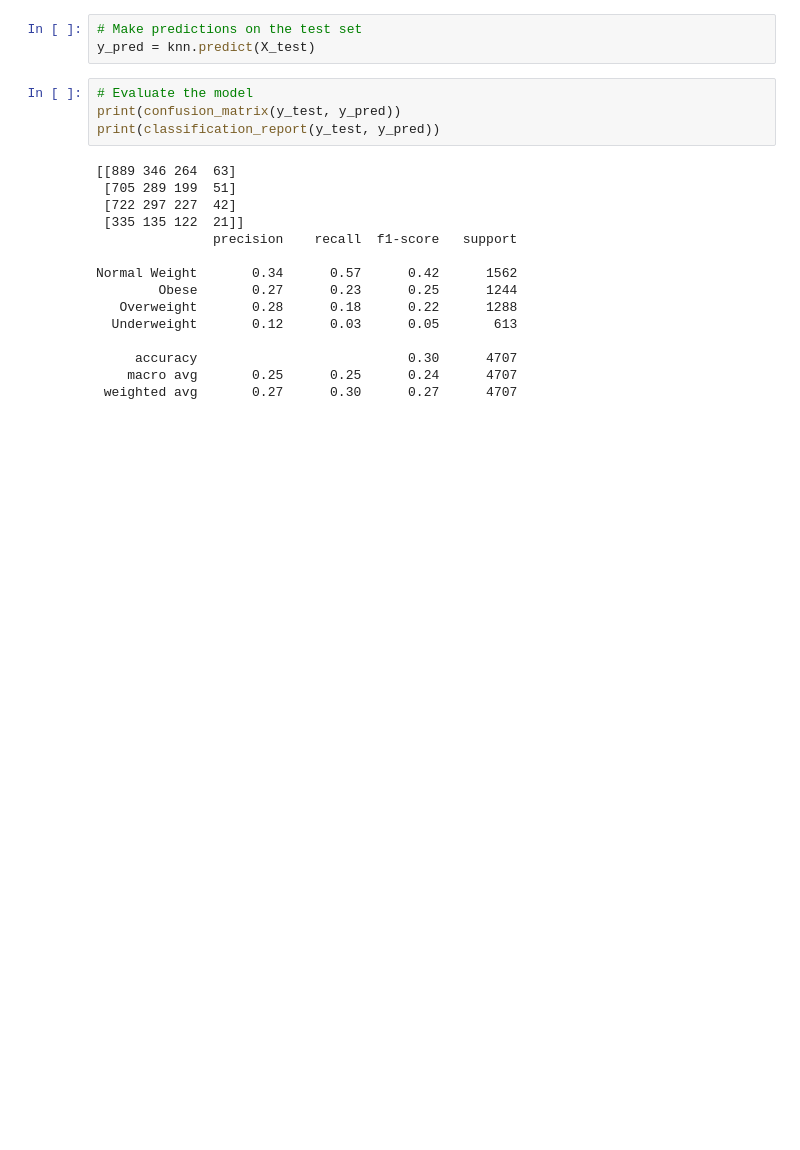
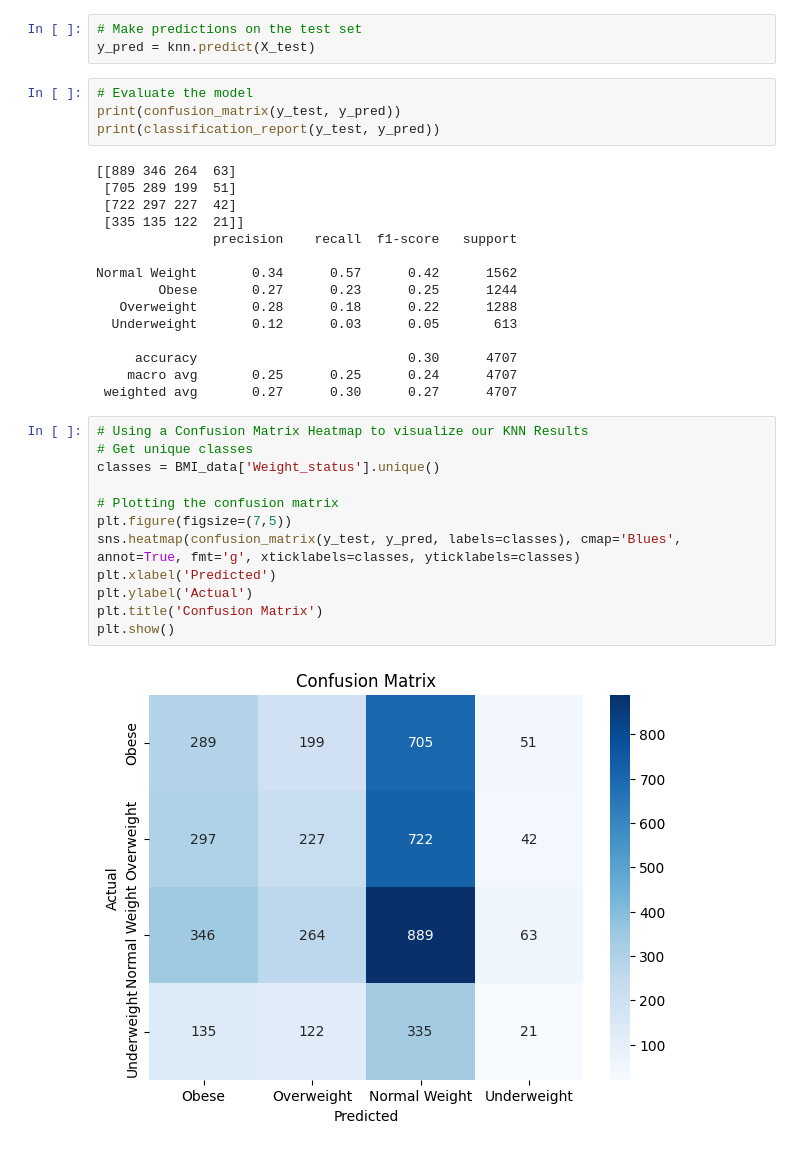
Before and after one commit to fengyankai/CHL5230-Datathon-1, a Jupyter notebook: Datathon__1.ipynb, the cells around one changed output. Saved outputs shown, nothing was run; the diff lists cells and outputs as text; blank space fills up the shorter version.

```diff
--- a/Datathon__1.ipynb
+++ b/Datathon__1.ipynb
@@ -201,3 +201,17 @@ Normal Weight       0.34      0.57      0.42      1562
      accuracy                           0.30      4707
     macro avg       0.25      0.25      0.24      4707
  weighted avg       0.27      0.30      0.27      4707
+# %%
+# Using a Confusion Matrix Heatmap to visualize our KNN Results
+# Get unique classes
+classes = BMI_data['Weight_status'].unique()
+
+# Plotting the confusion matrix
+plt.figure(figsize=(7,5))
+sns.heatmap(confusion_matrix(y_test, y_pred, labels=classes), cmap='Blues', annot=True, fmt='g', xticklabels=classes, yticklabels=classes)
+plt.xlabel('Predicted')
+plt.ylabel('Actual')
+plt.title('Confusion Matrix')
+plt.show()
+# %% [output]
+[figure, added]
```
